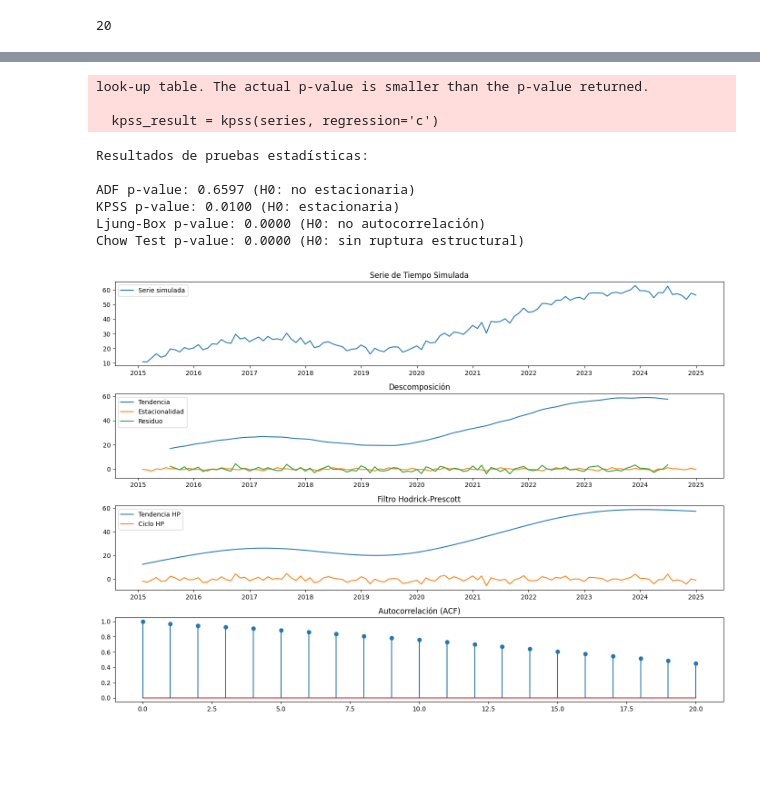
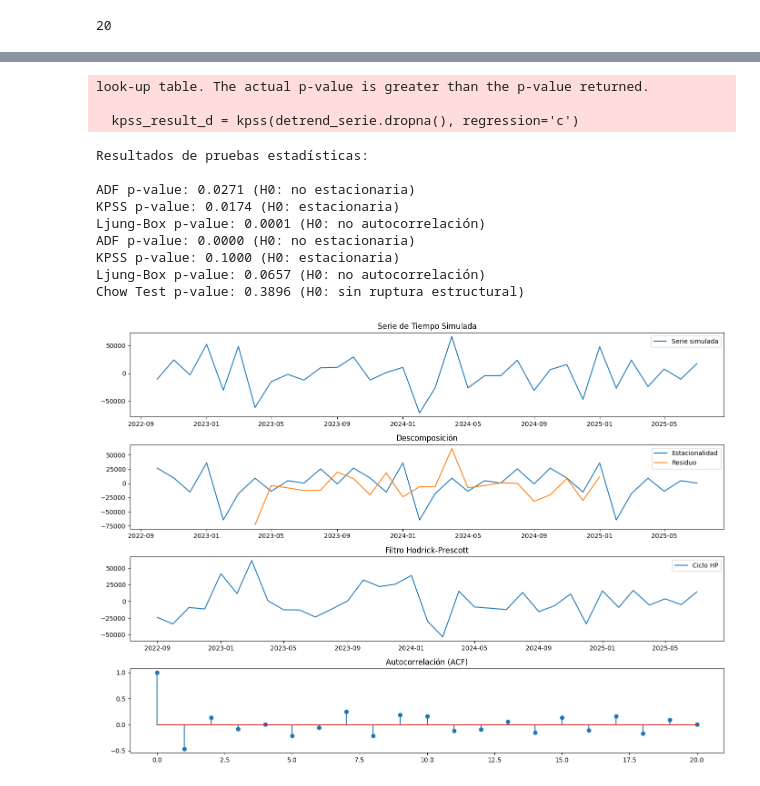
Before and after one commit to adojedar/demanda2, a Jupyter notebook: 02-Alertas.ipynb, the cells around one changed output, grey strips where cells are left out. Cells and saved outputs as stored; diff of their text form; code cells hidden in the pictures; blank space fills up the shorter version.

Commit message:
actualizaciones varias

```diff
--- a/02-Alertas.ipynb
+++ b/02-Alertas.ipynb
@@ -571,0 +595,4 @@ Name: id, dtype: int64
+# %%
+tabla_arbol = tabla_arbol.merge(toneladas_lm_act, how = "left", on ="id", validate= "1:1" )
+
+tabla_arbol
@@ -783,7 +842,7 @@ plt.tight_layout()
 plt.savefig("metodo_del_codo.png")
 
 # Aplicar KMeans con 3 clusters como ejemplo
-kmeans = KMeans(n_clusters=3, random_state=42)
+kmeans = KMeans(n_clusters=4, random_state=42)
 clusters = kmeans.fit_predict(pca_components)
 
 # Agregar componentes PCA y etiquetas de cluster al DataFrame
@@ -820,10 +879,12 @@ for col in X.columns[:-4]:  # Excluir la columna de clúster
 sorted_features = sorted(feature_scores.items(), key=lambda x: x[1], reverse=True)
 
 # Mostrar resultados
+"""
 print("Ranking de variables más importantes para el clustering:")
 for i, (feature, score) in enumerate(sorted_features[:11], 1):
     print(f"{i}. {feature} \t  (F-score:{score:.2f})")
     sns.violinplot(data = X, y = feature, x = "Cluster" , hue ="Cluster" )
     display(X.groupby("Cluster")[feature].describe())
     plt.show()
+    """
 # %% [output]
@@ -877,6 +915,5 @@ Ranking de variables más importantes para el clustering:
 # %%
 analisis1 = data[data.id.isin(X.index)].copy()
-
 """
 analisis1["MAPE_PVO"] = np.where(
                         (analisis1.toneladas_facturadas < 1) & (analisis1.toneladas_pvo < 1), 0,
@@ -897,6 +934,8 @@ analisis1 = analisis1[analisis1.mes_anio < date_tdy]
 
 analisis1["Cluster"] = analisis1.id.map(X.Cluster.to_dict())
 
+tabla_arbol["CLUSTER"] =  tabla_arbol["id"].map( analisis1.set_index("id").Cluster.to_dict()).fillna(4)
+
 analisis1["mcc"] = np.where(analisis1.toneladas_facturadas> 0.001, 1, 0)
 
 analisis1
@@ -924,7 +963,8 @@ tab_analisis["WMAPE_PVO"] = tab_analisis["WMAPE_PVO"].div(tab_analisis["tonelada
 tab_analisis["ton_mcc"] = tab_analisis.toneladas_facturadas.div(tab_analisis.mcc)
 
 # Crear figura con 3 filas (KPIs) y 3 columnas (Clusters)
-fig, axes = plt.subplots(6, 3, figsize=(18, 14), sharex=True)
+n = 4
+fig, axes = plt.subplots(6, n, figsize=(18, 14), sharex=True)
 
 # KPIs y títulos
 kpis = ["toneladas_facturadas","mean_fact", "mcc", "ton_mcc", "MAPE_PVO", "WMAPE_PVO"]
@@ -934,7 +974,7 @@ kpi_titles = ["TOT FACT" ,"MEAN FACT","MCC", "Ton/MCC", "mean(MAPE_PVO)", "WMAPE
 # Graficar cada KPI por cluster
 for i, kpi in enumerate(kpis):
 
-    for j in range(3):
+    for j in range(n):
         cluster_data = tab_analisis[tab_analisis["Cluster"] == j]
 
         if kpi =="toneladas_facturadas":
@@ -1629,37 +1144,43 @@ from scipy.stats import norm
 
 # Simular datos de series de tiempo con varios comportamientos
 np.random.seed(42)
-periods = 120
+periods = 35
 trend = np.linspace(10, 50, periods)
 seasonality = 10 * np.sin(np.linspace(0, 3 * np.pi, periods))
 noise = np.random.normal(0, 2, periods)
 structural_break = np.array([5 if i > 60 else 0 for i in range(periods)])
 
 data = trend + seasonality + noise + structural_break
+tf = x.set_index("mes_anio").toneladas_facturadas[:35]
 
-dates = pd.date_range(start='2015-01-01', periods=periods, freq='M')
-series = pd.Series(data, index=dates)
+dates = tf.index
+series = tf
+detrend_serie = (series - series.shift(1)).dropna()
+
 
 # Descomposición de la serie
-decomposition = seasonal_decompose(series, model='additive')
+decomposition = seasonal_decompose(detrend_serie, model='additive')
 
 # Pruebas estadísticas
 adf_result = adfuller(series)
+adf_result_d = adfuller(detrend_serie.dropna())
 kpss_result = kpss(series, regression='c')
+kpss_result_d = kpss(detrend_serie.dropna(), regression='c')
 ljung_box_result = acorr_ljungbox(series, lags=[12], return_df=True)
+ljung_box_result_d = acorr_ljungbox(detrend_serie, lags=[12], return_df=True)
 
 # Filtro HP para detectar ciclos
 cycle, trend_hp = hpfilter(series, lamb=1600)
 
 # Chow Test simulado: comparar regresión antes y después del punto de quiebre
-break_point = 60
+break_point = 15
 X1 = add_constant(np.arange(break_point))
-X2 = add_constant(np.arange(periods - break_point))
-model1 = OLS(series[:break_point], X1).fit()
-model2 = OLS(series[break_point:], X2).fit()
+X2 = add_constant(np.arange(periods - break_point - 1))
+model1 = OLS(detrend_serie[:break_point], X1).fit()
+model2 = OLS(detrend_serie[break_point:], X2).fit()
 RSS1 = sum(model1.resid ** 2)
 RSS2 = sum(model2.resid ** 2)
-RSS_combined = sum(OLS(series, add_constant(np.arange(periods))).fit().resid ** 2)
+RSS_combined = sum(OLS(detrend_serie, add_constant(np.arange(periods-1))).fit().resid ** 2)
 k = 2  # número de parámetros
 chow_stat = ((RSS_combined - (RSS1 + RSS2)) / k) / ((RSS1 + RSS2) / (periods - 2 * k))
 p_value_chow = 1 - norm.cdf(chow_stat)
@@ -1667,44 +1188,52 @@ p_value_chow = 1 - norm.cdf(chow_stat)
 # Visualizaciones
 plt.figure(figsize=(14, 10))
 plt.subplot(411)
-plt.plot(series, label='Serie simulada')
+plt.plot(detrend_serie, label='Serie simulada')
 plt.title('Serie de Tiempo Simulada')
 plt.legend()
 
 plt.subplot(412)
-plt.plot(decomposition.trend, label='Tendencia')
+#plt.plot(decomposition.trend, label='Tendencia')
 plt.plot(decomposition.seasonal, label='Estacionalidad')
 plt.plot(decomposition.resid, label='Residuo')
 plt.title('Descomposición')
 plt.legend()
 
 plt.subplot(413)
-plt.plot(trend_hp, label='Tendencia HP')
+#plt.plot(trend_hp, label='Tendencia HP')
 plt.plot(cycle, label='Ciclo HP')
 plt.title('Filtro Hodrick-Prescott')
 plt.legend()
 
 plt.subplot(414)
-plt.stem(acf(series, nlags=20))
+plt.stem(acf(detrend_serie, nlags=20))
 plt.title('Autocorrelación (ACF)')
 
 plt.tight_layout()
 plt.savefig("temporal_analysis_notebook.png")
 
 # Resultados de pruebas
 print("Resultados de pruebas estadísticas:\n")
 print(f"ADF p-value: {adf_result[1]:.4f} (H0: no estacionaria)")
 print(f"KPSS p-value: {kpss_result[1]:.4f} (H0: estacionaria)")
 print(f"Ljung-Box p-value: {ljung_box_result.iloc[0, 1]:.4f} (H0: no autocorrelación)")
+
+print(f"ADF p-value: {adf_result_d[1]:.4f} (H0: no estacionaria)")
+print(f"KPSS p-value: {kpss_result_d[1]:.4f} (H0: estacionaria)")
+print(f"Ljung-Box p-value: {ljung_box_result_d.iloc[0, 1]:.4f} (H0: no autocorrelación)")
+
 print(f"Chow Test p-value: {p_value_chow:.4f} (H0: sin ruptura estructural)")
 # %% [output]
-look-up table. The actual p-value is smaller than the p-value returned.
+look-up table. The actual p-value is greater than the p-value returned.
 
-  kpss_result = kpss(series, regression='c')
+  kpss_result_d = kpss(detrend_serie.dropna(), regression='c')
 Resultados de pruebas estadísticas:
 
-ADF p-value: 0.6597 (H0: no estacionaria)
-KPSS p-value: 0.0100 (H0: estacionaria)
-Ljung-Box p-value: 0.0000 (H0: no autocorrelación)
-Chow Test p-value: 0.0000 (H0: sin ruptura estructural)
+ADF p-value: 0.0271 (H0: no estacionaria)
+KPSS p-value: 0.0174 (H0: estacionaria)
+Ljung-Box p-value: 0.0001 (H0: no autocorrelación)
+ADF p-value: 0.0000 (H0: no estacionaria)
+KPSS p-value: 0.1000 (H0: estacionaria)
+Ljung-Box p-value: 0.0657 (H0: no autocorrelación)
+Chow Test p-value: 0.3896 (H0: sin ruptura estructural)
-[figure, old version]
+[figure, new version]
```
Also changed, not shown: parts of 71 cells of this notebook, 3 other files.
